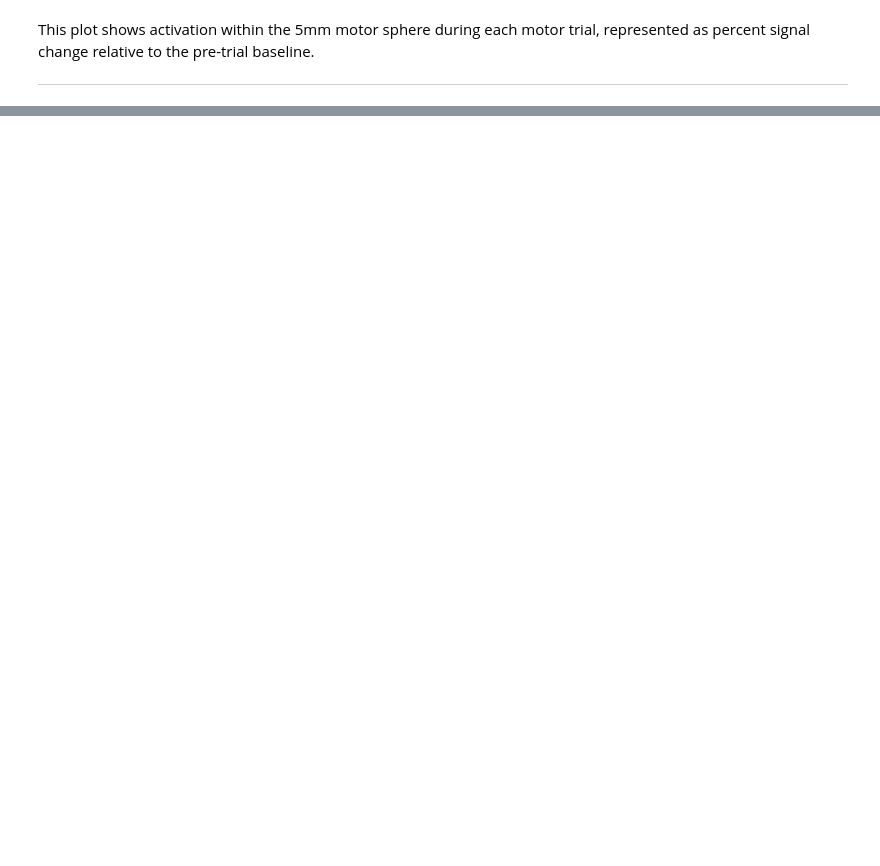
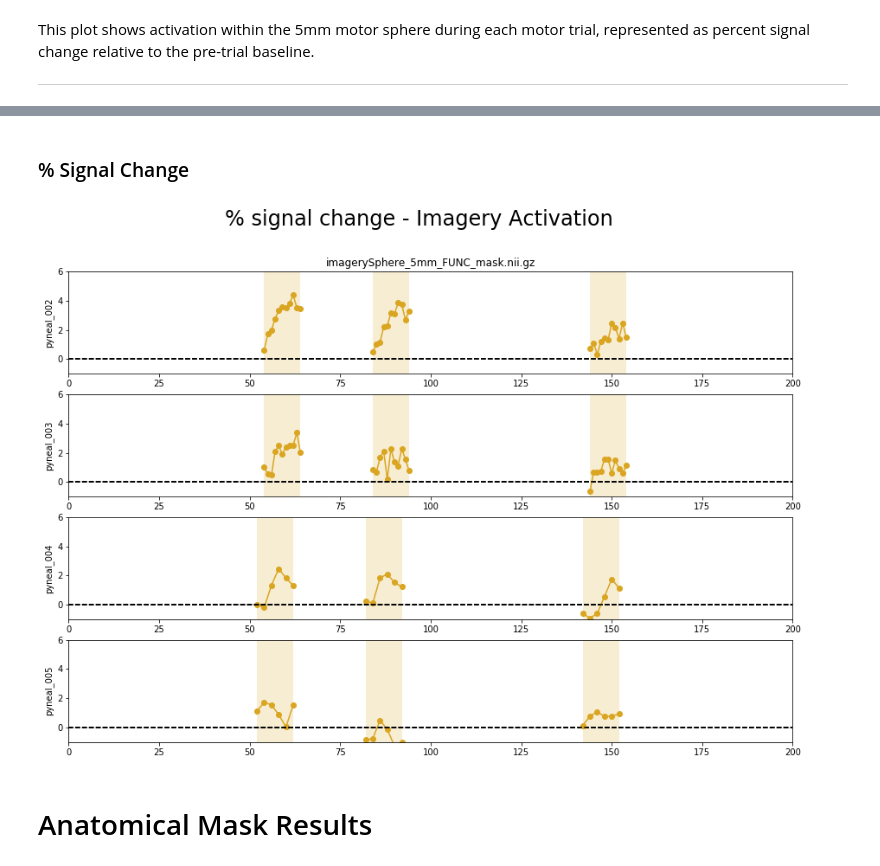
Before and after one commit to jeffmacinnes/b2b, a Jupyter notebook: analysis/subject001.ipynb, the cells around one changed output, grey strips where cells are left out. Drawn from its saved outputs; the diff is of its cells as text; code cells hidden in the pictures; blank space fills up the shorter version.

```diff
--- a/analysis/subject001.ipynb
+++ b/analysis/subject001.ipynb
@@ -440,0 +379,8 @@ for i,run in enumerate(['pyneal_002', 'pyneal_003', 'pyneal_004', 'pyneal_005'])
+# %% [markdown]
+### % Signal Change
+# %%
+plotPercent('imagery', 'imagerySphere_5mm_FUNC_mask.nii.gz')
+# %% [output]
+[figure, added]
+# %% [markdown]
+# Anatomical Mask Results
```
Also changed, not shown: parts of 22 cells of this notebook, 3 other files.
